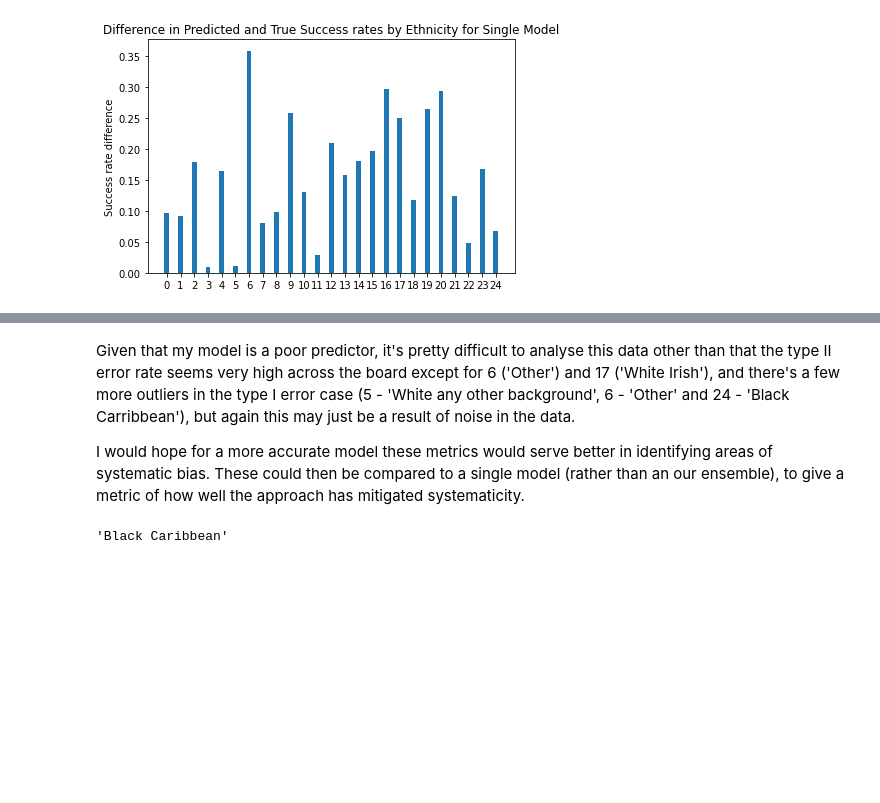
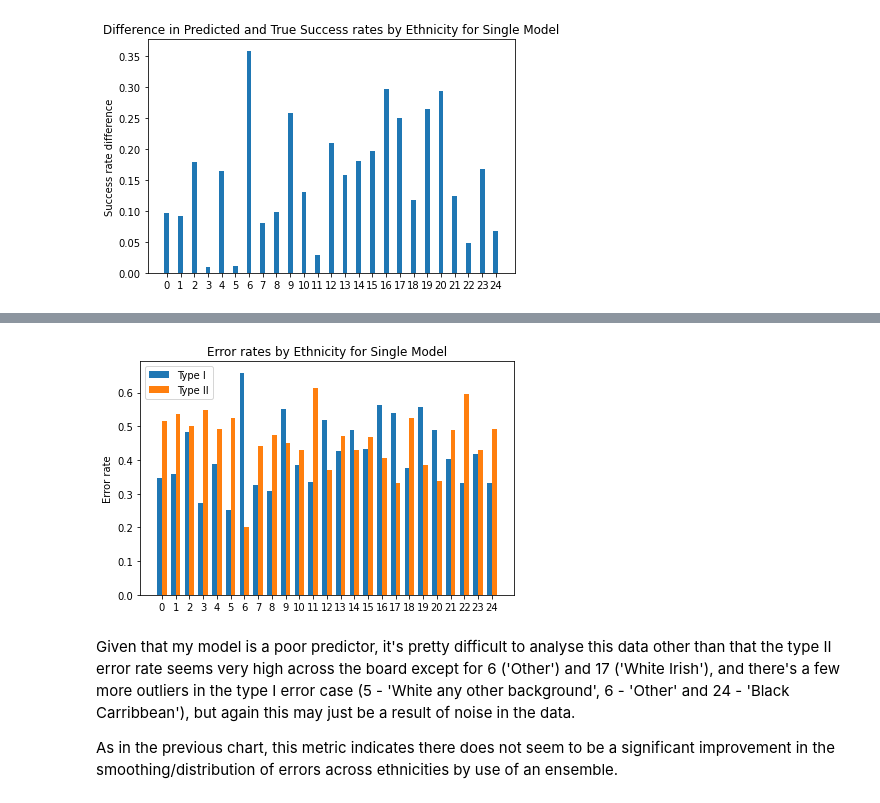
Before and after one commit to jamesa261/RDS-James, a Jupyter notebook: solution.ipynb, the cells around one changed output, grey strips where cells are left out. Saved outputs shown, nothing was run; the diff lists cells and outputs as text; code cells hidden in the pictures; blank space fills up the shorter version.

```diff
--- a/solution.ipynb
+++ b/solution.ipynb
@@ -308,26 +298,24 @@ plt.show()
 # %%
-type_I_error_rate = np.array([single_model_test[(full_X_test['ethnicity'] == e)
-                                           & (full_X_test['hired'] == 0)]['prediction'].mean() for e in ethnicities])
-type_II_error_rate = np.array([1.0 - full_X_test[(full_X_test['ethnicity'] == e)
-                                                 & (full_X_test['hired'] == 1)]['prediction'].mean() for e in ethnicities])
+single_model_type_I_error_rate = np.array([single_model_X_test[(single_model_X_test['ethnicity'] == e)
+                                           & (single_model_X_test['hired'] == 0)]['prediction'].mean() for e in ethnicities])
+single_model_type_II_error_rate = np.array([1.0 - single_model_X_test[(single_model_X_test['ethnicity'] == e)
+                                                 & (single_model_X_test['hired'] == 1)]['prediction'].mean() for e in ethnicities])
 
 fig, ax = plt.subplots()
-rects1 = ax.bar(x - width/2, type_I_error_rate, width, label='Type I')
-rects2 = ax.bar(x + width/2, type_II_error_rate, width, label='Type II')
+rects1 = ax.bar(x - width/2, single_model_type_I_error_rate, width, label='Type I')
+rects2 = ax.bar(x + width/2, single_model_type_II_error_rate, width, label='Type II')
 
 ax.set_ylabel('Error rate')
-ax.set_title('Error rates by Ethnicity for Ensemble')
+ax.set_title('Error rates by Ethnicity for Single Model')
 ax.set_xticks(x, labels)
 ax.legend()
 
 fig.tight_layout()
 
 plt.show()
+# %% [output]
+[figure, added]
 # %% [markdown]
 Given that my model is a poor predictor, it's pretty difficult to analyse this data other than that the type II error rate seems very high across the board except for 6 ('Other') and 17 ('White Irish'), and there's a few more outliers in the type I error case (5 - 'White any other background', 6 - 'Other' and 24 - 'Black Carribbean'), but again this may just be a result of noise in the data.
 
-I would hope for a more accurate model these metrics would serve better in identifying areas of systematic bias. These could then be compared to a single model (rather than an our ensemble), to give a metric of how well the approach has mitigated systematicity.
+As in the previous chart, this metric indicates there does not seem to be a significant improvement in the smoothing/distribution of errors across ethnicities by use of an ensemble.
-# %%
-ethnicities[24]
-# %% [output]
-'Black Caribbean'
```
Also changed, not shown: parts of 18 cells of this notebook.
